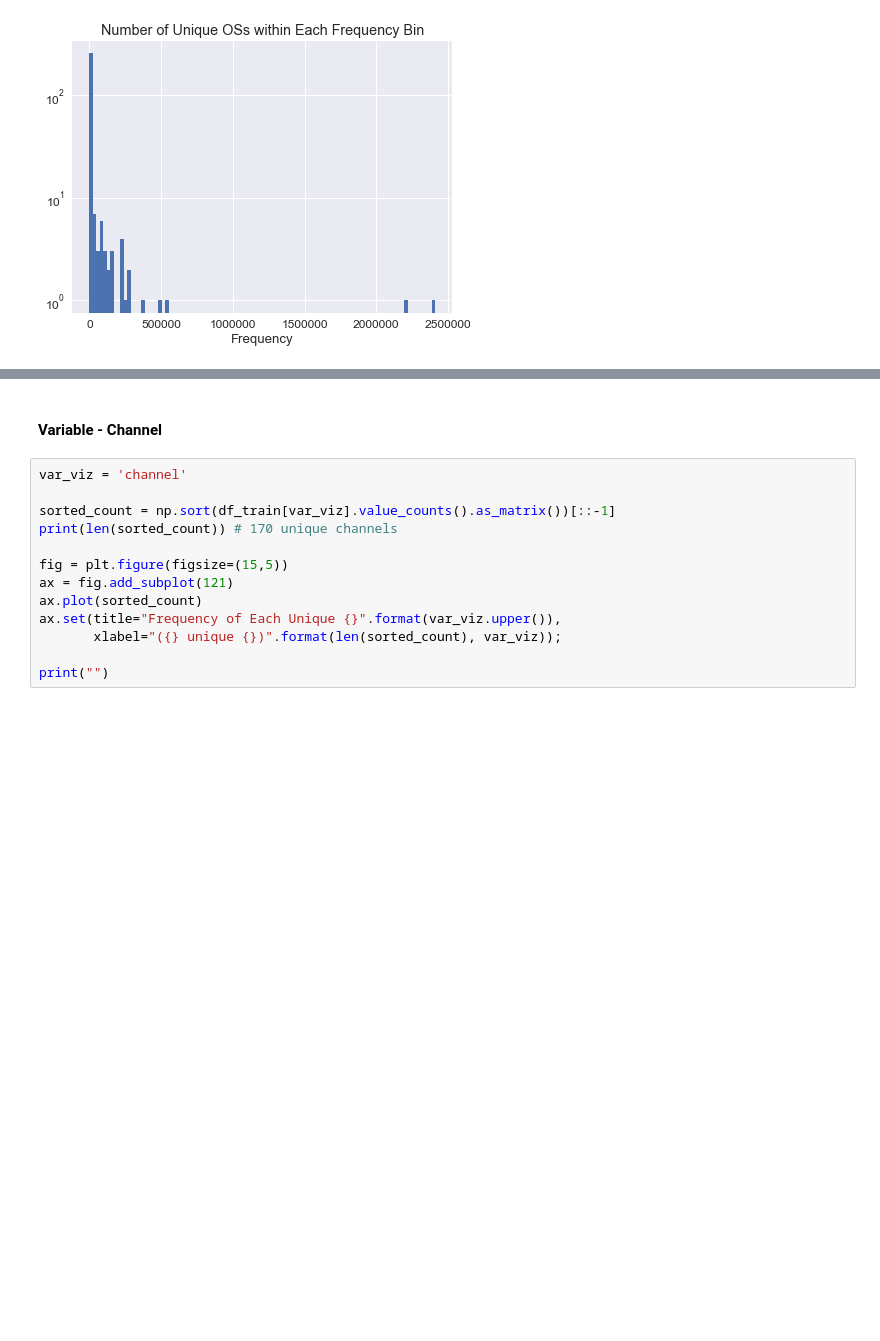
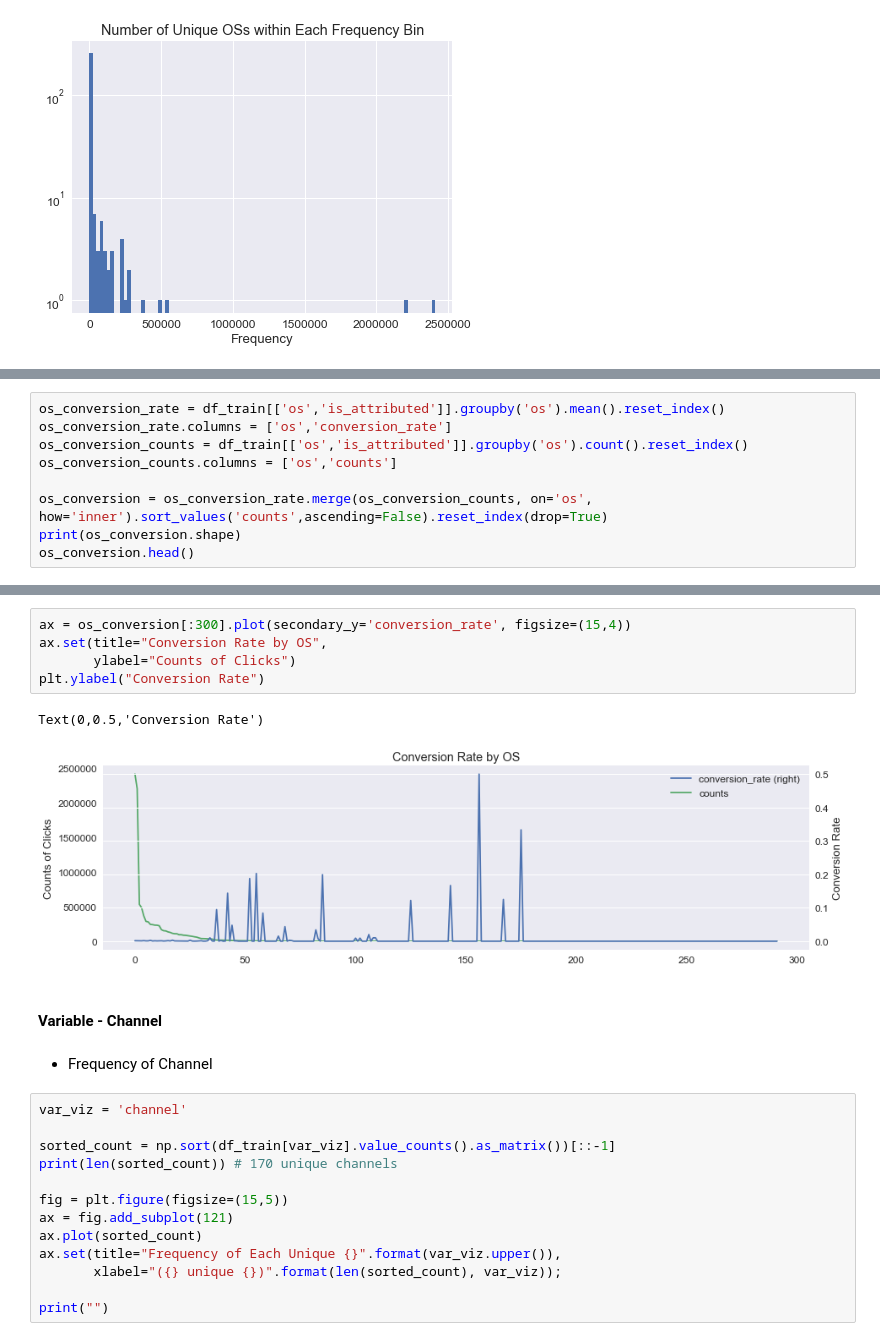
Before and after one commit to linicole/kaggle, a Jupyter notebook: TalkingData_AdTracking/data_preview.ipynb, the cells around one changed output, grey strips where cells are left out. Cells and saved outputs as stored; diff of their text form; blank space fills up the shorter version.

```diff
--- a/TalkingData_AdTracking/data_preview.ipynb
+++ b/TalkingData_AdTracking/data_preview.ipynb
@@ -387,0 +501,9 @@ Note: It's possible that the 'rare' OSs are associated with those rare devices o
+# %%
+os_conversion_rate = df_train[['os','is_attributed']].groupby('os').mean().reset_index()
+os_conversion_rate.columns = ['os','conversion_rate']
+os_conversion_counts = df_train[['os','is_attributed']].groupby('os').count().reset_index()
+os_conversion_counts.columns = ['os','counts']
+
+os_conversion = os_conversion_rate.merge(os_conversion_counts, on='os', how='inner').sort_values('counts',ascending=False).reset_index(drop=True)
+print(os_conversion.shape)
+os_conversion.head()
@@ -388,5 +521,15 @@ Note: It's possible that the 'rare' OSs are associated with those rare devices o
+# %%
+ax = os_conversion[:300].plot(secondary_y='conversion_rate', figsize=(15,4))
+ax.set(title="Conversion Rate by OS",
+       ylabel="Counts of Clicks")
+plt.ylabel("Conversion Rate")
+# %% [output]
+Text(0,0.5,'Conversion Rate')
+[figure, added]
 # %% [markdown]
 #### Variable - Channel
+# %% [markdown]
+* Frequency of Channel
 # %%
 var_viz = 'channel'
 
```
Also changed, not shown: parts of 45 cells of this notebook.
